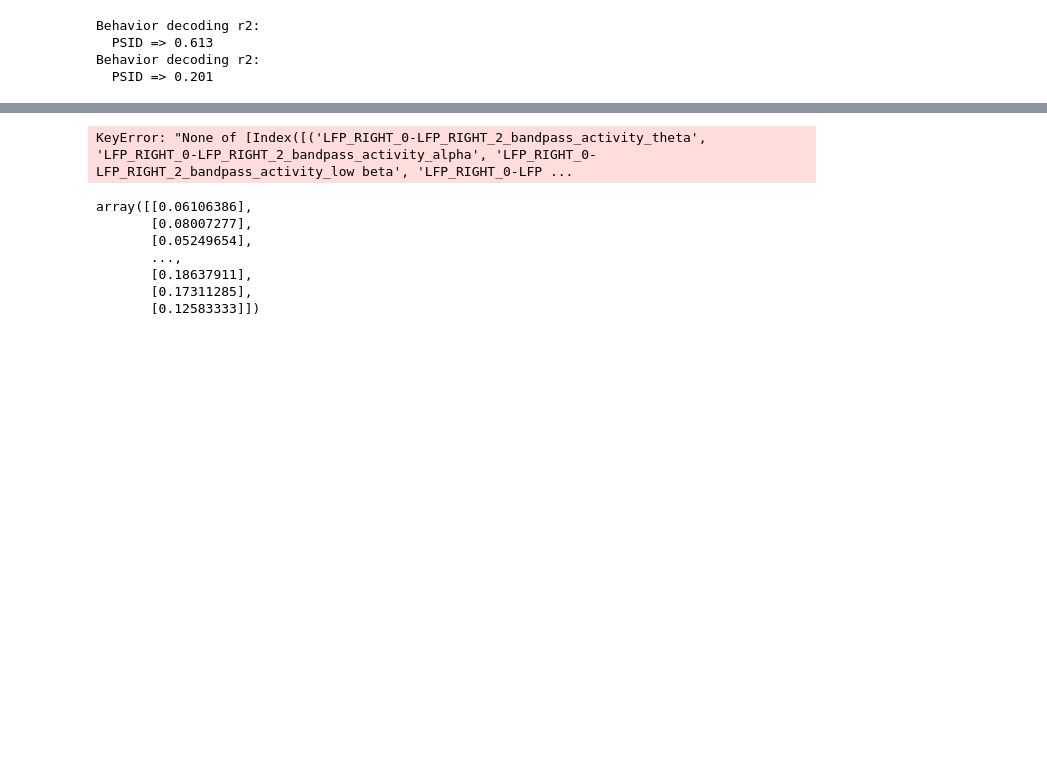
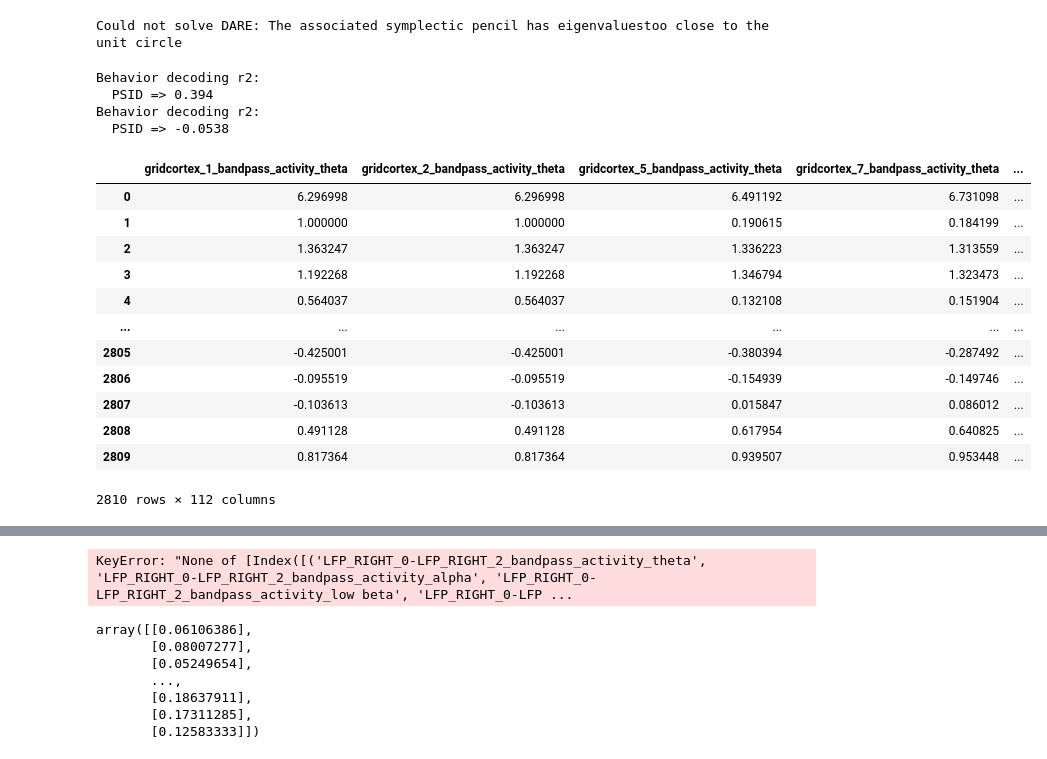
Before and after one commit to lauraflyra/BehaviorallyRelevantNeuralDynamicsWithPSID, a Jupyter notebook: src/explore_across_subject_decoding.ipynb, the cells around one changed output, grey strips where cells are left out. Cells and saved outputs as stored; diff of their text form; code cells hidden in the pictures; blank space fills up the shorter version.

Commit message:
across patient decoding with sub-000 and sub-003, need to check grid cortex, they don't have all grid cortex channels, decoding not working

```diff
--- a/src/explore_across_subject_decoding.ipynb
+++ b/src/explore_across_subject_decoding.ipynb
@@ -27,10 +27,27 @@ feature_s1 = pd.concat([data_features_s1.filter(like='LFP'), data_features_s1.fi
 behavior_s0 = data_features_s0["MOV_LEFT_CLEAN"].to_numpy().reshape(-1, 1)
 behavior_s1 = data_features_s1["MOV_LEFT_CLEAN"].to_numpy().reshape(-1, 1)
 # %%
-idSys_s0, mov_features_test_pred_s0, mov_features_test_s0, test_idx_features_s0 = train(feature_s0, behavior_s0, 10,10,10)
-idSys_s1, mov_features_test_pred_s1, mov_features_test_s1, test_idx_features_s1 = train(feature_s1, behavior_s1, 10,10,10)
+idSys_s0, mov_features_test_pred_s0, mov_features_test_s0, test_idx_features_s0, eval_result_s0 = train(feature_s0, behavior_s0, 10,10,10)
+idSys_s1, mov_features_test_pred_s1, mov_features_test_s1, test_idx_features_s1, eval_result_s1 = train(feature_s1, behavior_s1, 10,10,10)
 # %% [output]
-Behavior decoding r2:
-  PSID => 0.613
-Behavior decoding r2:
-  PSID => 0.201
+Could not solve DARE: The associated symplectic pencil has eigenvaluestoo close to the unit circle
+Behavior decoding r2:
+  PSID => 0.394
+Behavior decoding r2:
+  PSID => -0.0538
+# %%
+data_features_s0.filter(like='gridcortex').filter(like='bandpass_activity')
+# %% [output]
+|  | gridcortex_1_bandpass_activity_theta | gridcortex_2_bandpass_activity_theta | gridcortex_5_bandpass_activity_theta | gridcortex_7_bandpass_activity_theta | ... |
+| 0 | 6.296998 | 6.296998 | 6.491192 | 6.731098 | ... |
+| 1 | 1.000000 | 1.000000 | 0.190615 | 0.184199 | ... |
+| 2 | 1.363247 | 1.363247 | 1.336223 | 1.313559 | ... |
+| 3 | 1.192268 | 1.192268 | 1.346794 | 1.323473 | ... |
+| 4 | 0.564037 | 0.564037 | 0.132108 | 0.151904 | ... |
+| ... | ... | ... | ... | ... | ... |
+| 2805 | -0.425001 | -0.425001 | -0.380394 | -0.287492 | ... |
+| 2806 | -0.095519 | -0.095519 | -0.154939 | -0.149746 | ... |
+| 2807 | -0.103613 | -0.103613 | 0.015847 | 0.086012 | ... |
+| 2808 | 0.491128 | 0.491128 | 0.617954 | 0.640825 | ... |
+| 2809 | 0.817364 | 0.817364 | 0.939507 | 0.953448 | ... |
+2810 rows × 112 columns
```
Also changed, not shown: parts of 5 cells of this notebook.
